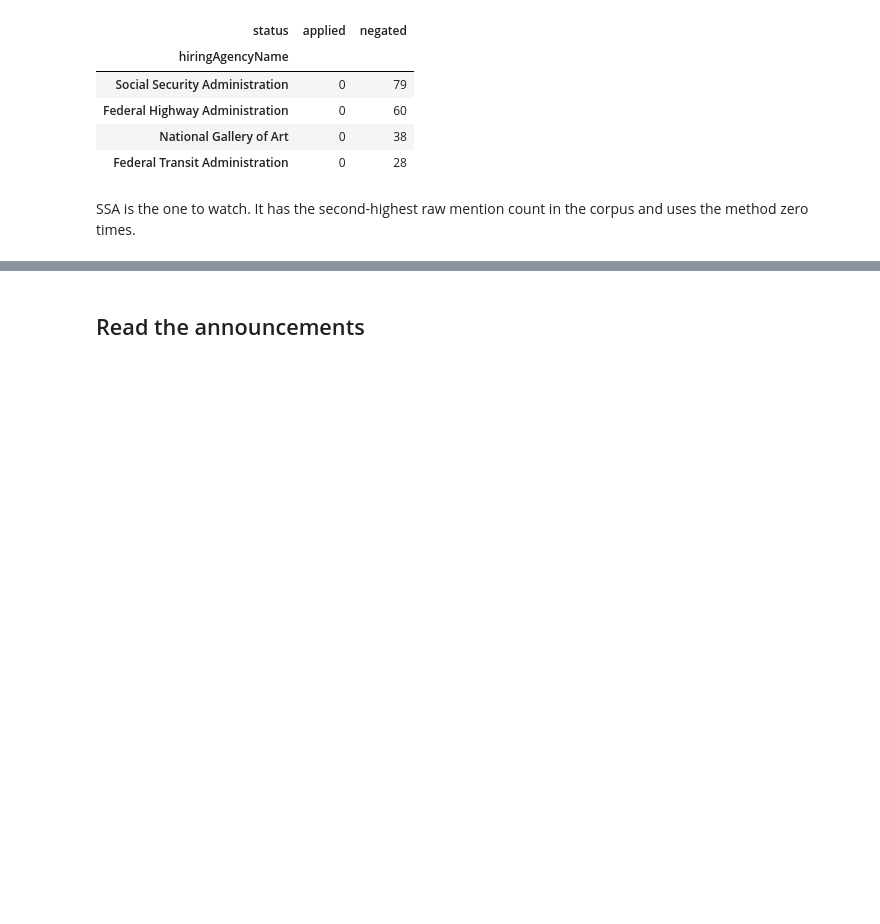
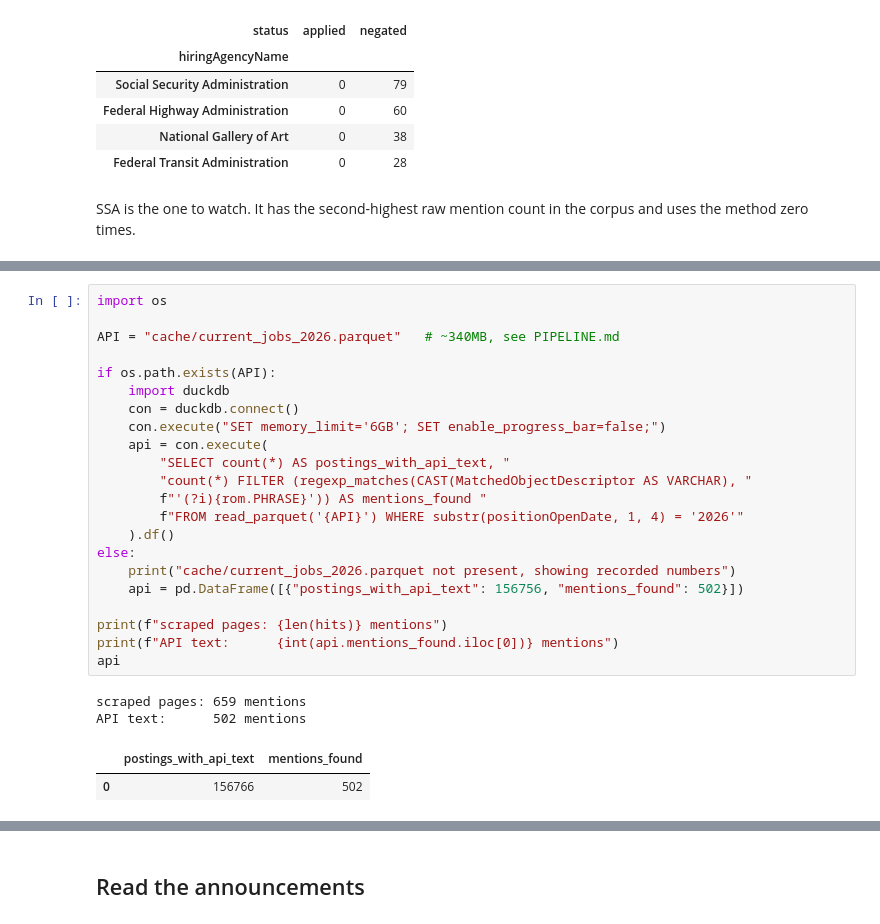
Before and after one commit to abigailhaddad/joa, a Jupyter notebook: rule_of_many.ipynb, the cells around one changed output, grey strips where cells are left out. Drawn from its saved outputs; the diff is of its cells as text; blank space fills up the shorter version.

```diff
--- a/rule_of_many.ipynb
+++ b/rule_of_many.ipynb
@@ -180,0 +188,27 @@ and uses the method zero times.
+# %%
+import os
+
+API = "cache/current_jobs_2026.parquet"   # ~340MB, see PIPELINE.md
+
+if os.path.exists(API):
+    import duckdb
+    con = duckdb.connect()
+    con.execute("SET memory_limit='6GB'; SET enable_progress_bar=false;")
+    api = con.execute(
+        "SELECT count(*) AS postings_with_api_text, "
+        "count(*) FILTER (regexp_matches(CAST(MatchedObjectDescriptor AS VARCHAR), "
+        f"'(?i){rom.PHRASE}')) AS mentions_found "
+        f"FROM read_parquet('{API}') WHERE substr(positionOpenDate, 1, 4) = '2026'"
+    ).df()
+else:
+    print("cache/current_jobs_2026.parquet not present, showing recorded numbers")
+    api = pd.DataFrame([{"postings_with_api_text": 156756, "mentions_found": 502}])
+
+print(f"scraped pages: {len(hits)} mentions")
+print(f"API text:      {int(api.mentions_found.iloc[0])} mentions")
+api
+# %% [output]
+scraped pages: 659 mentions
+API text:      502 mentions
+|  | postings_with_api_text | mentions_found |
+| 0 | 156766 | 502 |
```
Also changed, not shown: parts of 2 cells of this notebook, 1 other file.
